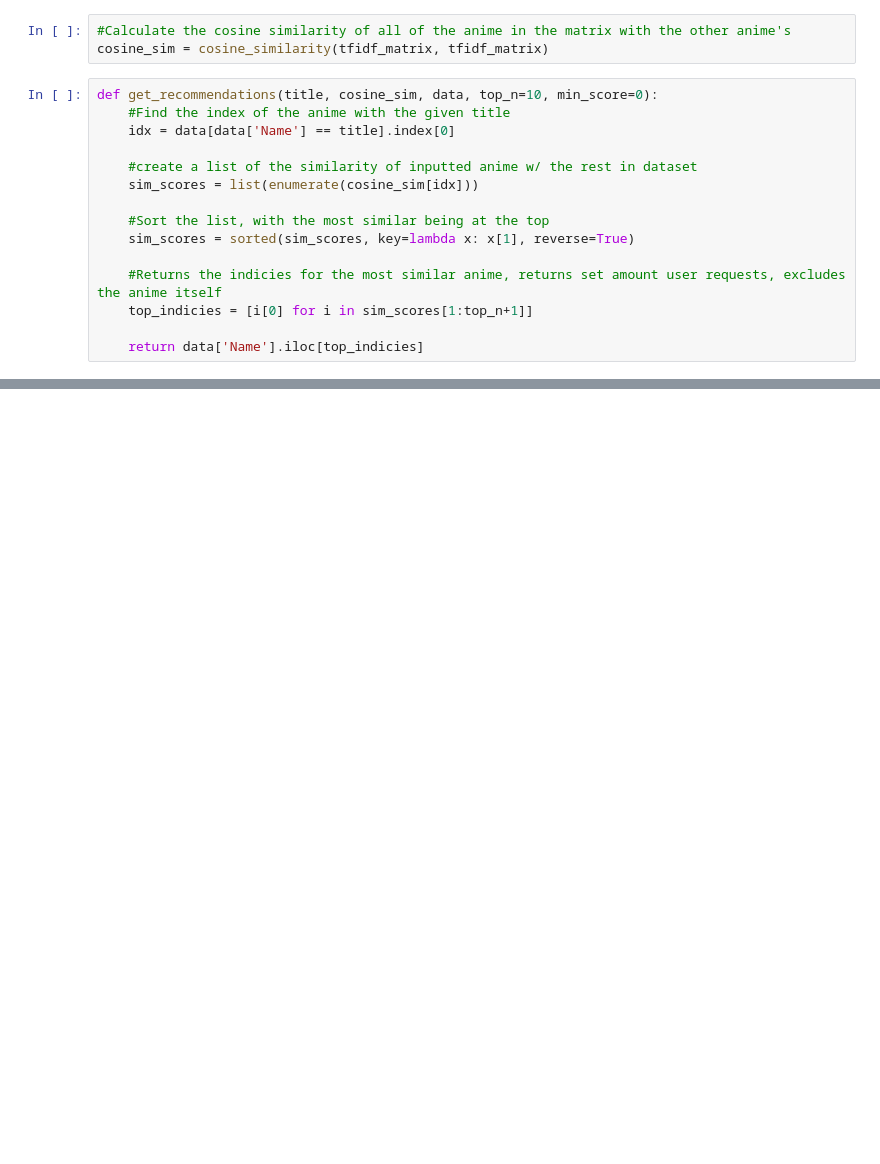
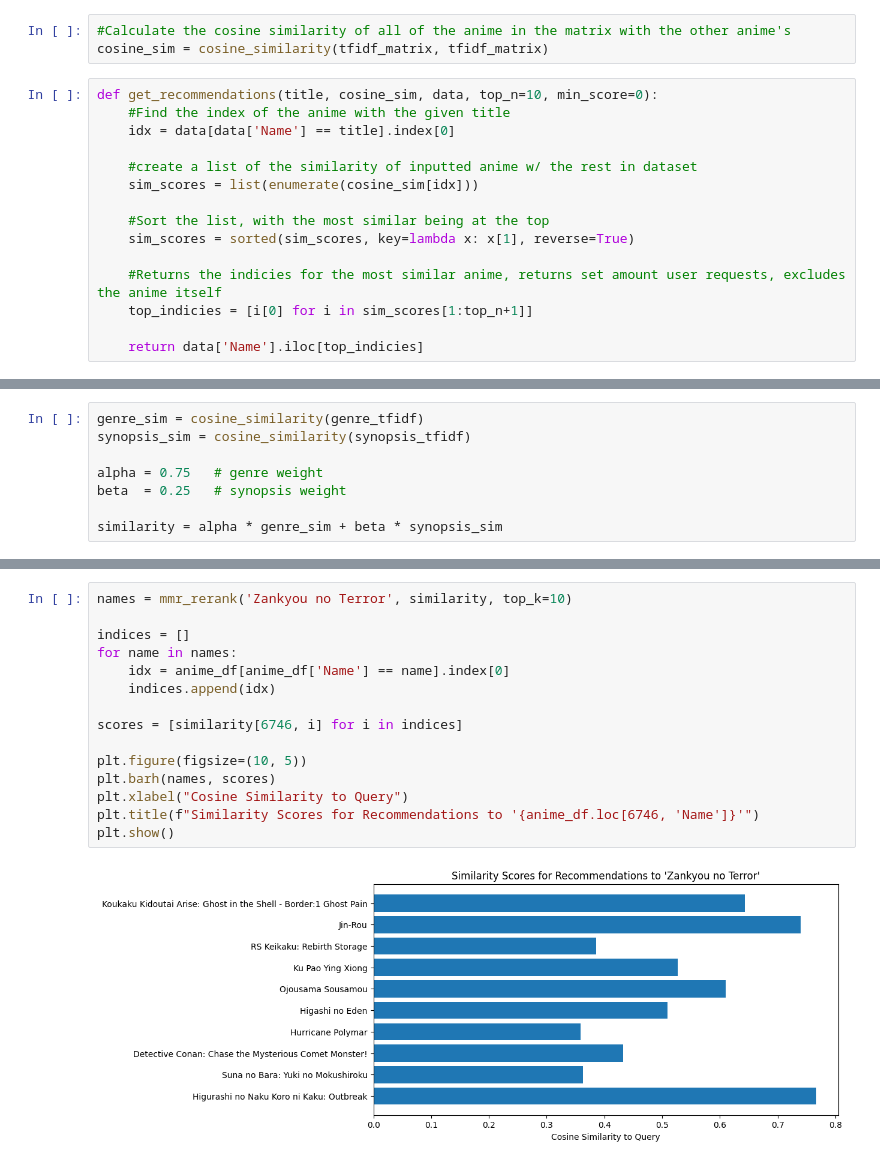
Before and after one commit to qburns4/Anime_recommendation, a Jupyter notebook: anime_recommender.ipynb, the cells around one changed output, grey strips where cells are left out. Saved outputs shown, nothing was run; the diff lists cells and outputs as text; blank space fills up the shorter version.

```diff
--- a/anime_recommender.ipynb
+++ b/anime_recommender.ipynb
@@ -256,0 +262,8 @@ plt.show()
+# %%
+genre_sim = cosine_similarity(genre_tfidf)
+synopsis_sim = cosine_similarity(synopsis_tfidf)
+
+alpha = 0.75   # genre weight
+beta  = 0.25   # synopsis weight
+
+similarity = alpha * genre_sim + beta * synopsis_sim
@@ -256,0 +315,17 @@ plt.show()
+# %%
+names = mmr_rerank('Zankyou no Terror', similarity, top_k=10)
+
+indices = []
+for name in names:
+    idx = anime_df[anime_df['Name'] == name].index[0]
+    indices.append(idx)
+
+scores = [similarity[6746, i] for i in indices]
+
+plt.figure(figsize=(10, 5))
+plt.barh(names, scores)
+plt.xlabel("Cosine Similarity to Query")
+plt.title(f"Similarity Scores for Recommendations to '{anime_df.loc[6746, 'Name']}'")
+plt.show()
+# %% [output]
+[figure, added]
```
Also changed, not shown: parts of 10 cells of this notebook.
